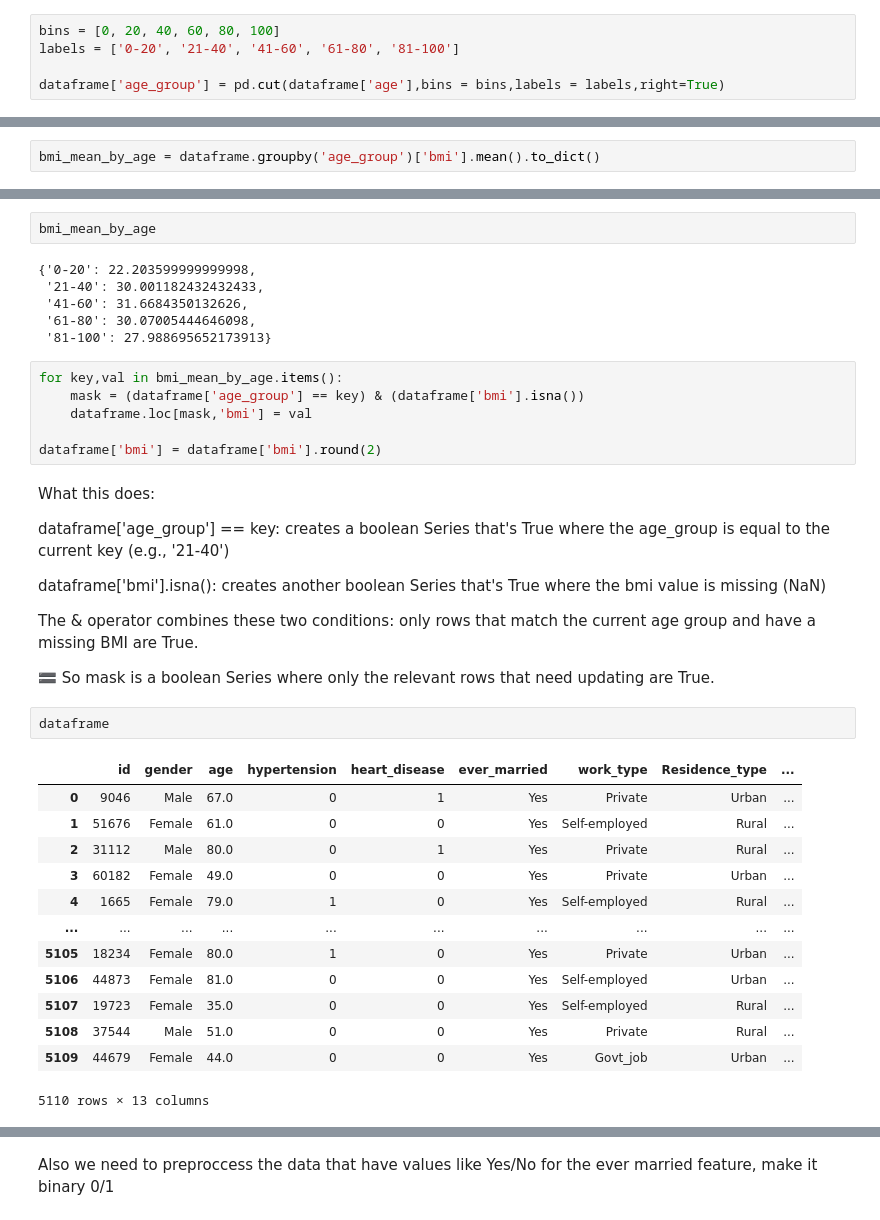
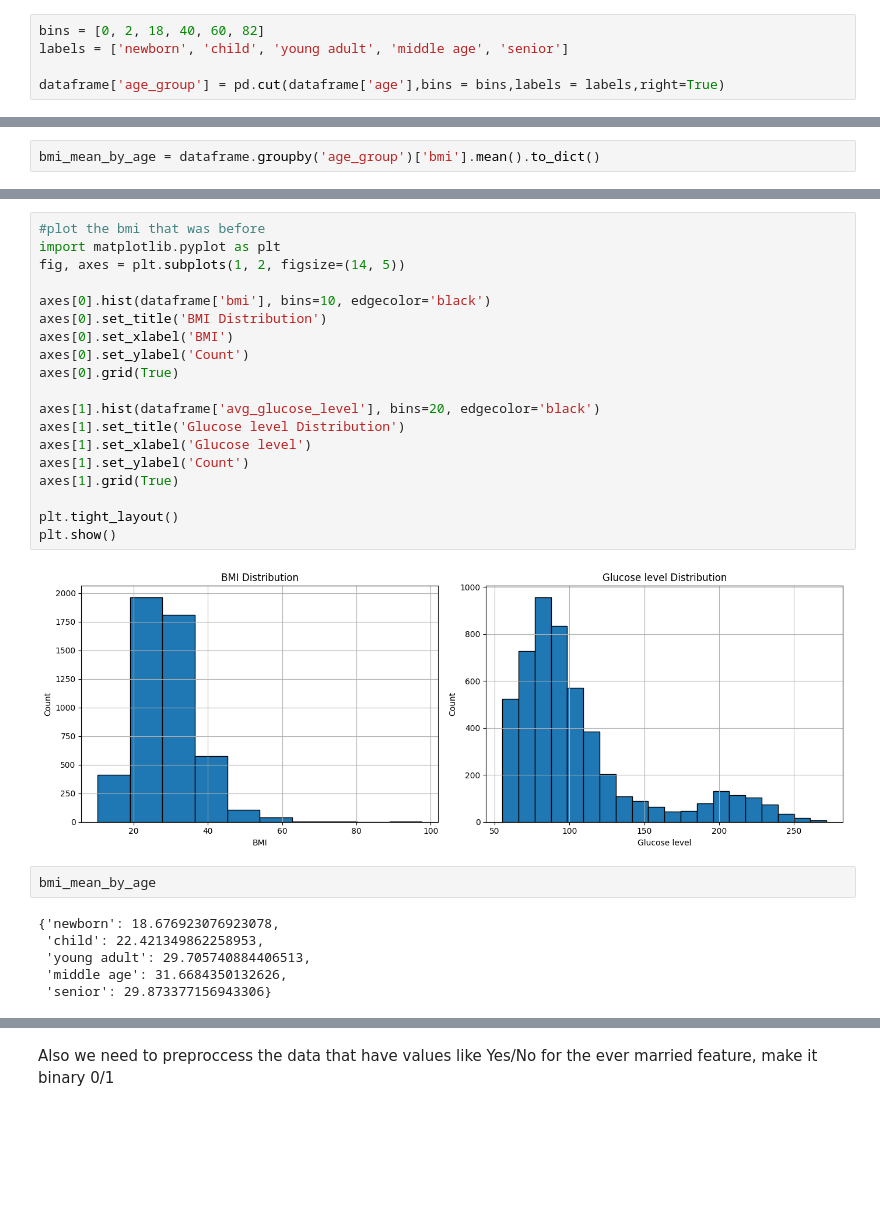
Before and after one commit to alexakh95/Data_mining, a Jupyter notebook: Project/data_project.ipynb, the cells around one changed output, grey strips where cells are left out. Drawn from its saved outputs; the diff is of its cells as text; blank space fills up the shorter version.

```diff
--- a/Project/data_project.ipynb
+++ b/Project/data_project.ipynb
@@ -59,8 +49,8 @@ As we see it's only 3.9% of the data that have missing values. So I use the tech
 # %% [markdown]
 I binned the age feature into defined ranges and added a new column to display the age group for each entry in the dataset.
 # %%
-bins = [0, 20, 40, 60, 80, 100]
-labels = ['0-20', '21-40', '41-60', '61-80', '81-100']
+bins = [0, 2, 18, 40, 60, 82]
+labels = ['newborn', 'child', 'young adult', 'middle age', 'senior']
 
 dataframe['age_group'] = pd.cut(dataframe['age'],bins = bins,labels = labels,right=True)
 # %%
@@ -88,40 +94,29 @@ bmi_mean_by_age = dataframe.groupby('age_group')['bmi'].mean().to_dict()
+# %%
+#plot the bmi that was before
+import matplotlib.pyplot as plt
+fig, axes = plt.subplots(1, 2, figsize=(14, 5))
+
+axes[0].hist(dataframe['bmi'], bins=10, edgecolor='black')
+axes[0].set_title('BMI Distribution')
+axes[0].set_xlabel('BMI')
+axes[0].set_ylabel('Count')
+axes[0].grid(True)
+
+axes[1].hist(dataframe['avg_glucose_level'], bins=20, edgecolor='black')
+axes[1].set_title('Glucose level Distribution')
+axes[1].set_xlabel('Glucose level')
+axes[1].set_ylabel('Count')
+axes[1].grid(True)
+
+plt.tight_layout()
+plt.show()
+# %% [output]
+[figure, added]
 # %%
 bmi_mean_by_age
 # %% [output]
-{'0-20': 22.203599999999998,
- '21-40': 30.001182432432433,
- '41-60': 31.6684350132626,
- '61-80': 30.07005444646098,
- '81-100': 27.988695652173913}
+{'newborn': 18.676923076923078,
+ 'child': 22.421349862258953,
+ 'young adult': 29.705740884406513,
+ 'middle age': 31.6684350132626,
+ 'senior': 29.873377156943306}
-# %%
-for key,val in bmi_mean_by_age.items():
-    mask = (dataframe['age_group'] == key) & (dataframe['bmi'].isna())
-    dataframe.loc[mask,'bmi'] = val
-
-dataframe['bmi'] = dataframe['bmi'].round(2)
-# %% [markdown]
- What this does:
-
-dataframe['age_group'] == key: creates a boolean Series that's True where the age_group is equal to the current key (e.g., '21-40')
-
-dataframe['bmi'].isna(): creates another boolean Series that's True where the bmi value is missing (NaN)
-
-The & operator combines these two conditions: only rows that match the current age group and have a missing BMI are True.
-
-🟰 So mask is a boolean Series where only the relevant rows that need updating are True.
-# %%
-dataframe
-# %% [output]
-|  | id | gender | age | hypertension | heart_disease | ever_married | work_type | Residence_type | ... |
-| 0 | 9046 | Male | 67.0 | 0 | 1 | Yes | Private | Urban | ... |
-| 1 | 51676 | Female | 61.0 | 0 | 0 | Yes | Self-employed | Rural | ... |
-| 2 | 31112 | Male | 80.0 | 0 | 1 | Yes | Private | Rural | ... |
-| 3 | 60182 | Female | 49.0 | 0 | 0 | Yes | Private | Urban | ... |
-| 4 | 1665 | Female | 79.0 | 1 | 0 | Yes | Self-employed | Rural | ... |
-| ... | ... | ... | ... | ... | ... | ... | ... | ... | ... |
-| 5105 | 18234 | Female | 80.0 | 1 | 0 | Yes | Private | Urban | ... |
-| 5106 | 44873 | Female | 81.0 | 0 | 0 | Yes | Self-employed | Urban | ... |
-| 5107 | 19723 | Female | 35.0 | 0 | 0 | Yes | Self-employed | Rural | ... |
-| 5108 | 37544 | Male | 51.0 | 0 | 0 | Yes | Private | Rural | ... |
-| 5109 | 44679 | Female | 44.0 | 0 | 0 | Yes | Govt_job | Urban | ... |
-5110 rows × 13 columns
```
Also changed, not shown: parts of 35 cells of this notebook.
